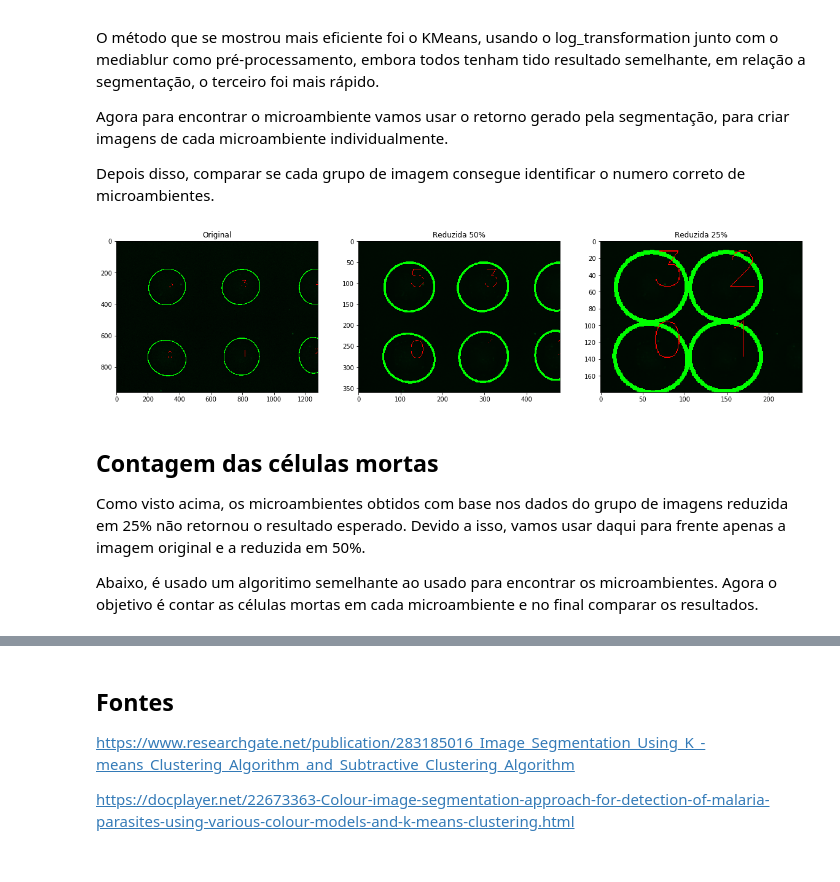
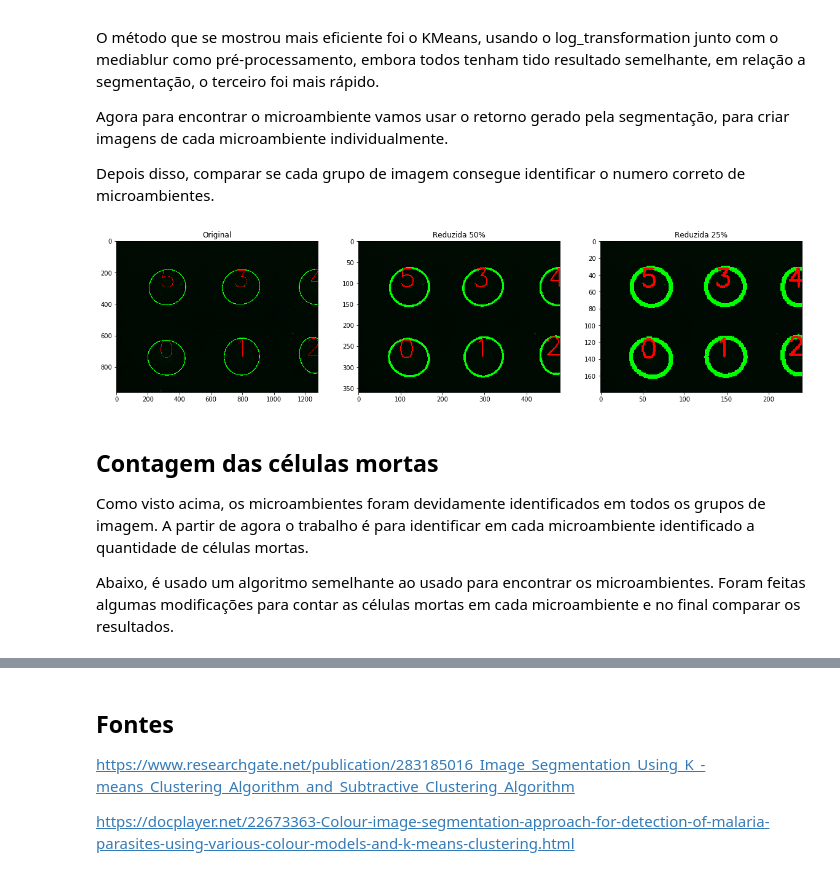
Before and after one commit to vdscruz/img-classifier-viability-cell, a Jupyter notebook: main.ipynb, the cells around one changed output, grey strips where cells are left out. Cells and saved outputs as stored; diff of their text form; code cells hidden in the pictures.

```diff
--- a/main.ipynb
+++ b/main.ipynb
@@ -310,11 +325,32 @@ Agora para encontrar o microambiente vamos usar o retorno gerado pela segmentaç
 
 Depois disso, comparar se cada grupo de imagem consegue identificar o numero correto de microambientes.
 # %%
-def find_microenvironments(img2print, mask, area_min = 3000, count_cnt_min = 100):
+def find_microenvironments(img2print, mask, type_img=1 ):
     mask = mask.copy()
     img2print = img2print.copy()
     _mask = np.zeros_like(img2print)
     microenvironments = []
+
+
+    if type_img == 1:
+        area_min = 3000
+        count_cnt_min = 100
+        plus = 50
+        max_r = 200
+        text_size = 5
+    elif type_img == 2:
+        area_min = 1500
+        count_cnt_min = 50
+        plus = 25
+        max_r = 100
+        text_size = 2
+    elif type_img == 3:
+        area_min = 300
+        count_cnt_min = 10
+        plus = 12
+        max_r = 50
+        text_size = 1
+
 
     _, contours, hierarchy = cv2.findContours(mask, cv2.RETR_EXTERNAL,cv2.CHAIN_APPROX_SIMPLE)
     for cnt in contours:
@@ -334,12 +370,12 @@ def find_microenvironments(img2print, mask, area_min = 3000, count_cnt_min = 100
         _e = list(cv2.fitEllipse(cnt))
 
         #excluindo raios muito grandes
-        if(_e[1][0] > 200 or _e[1][1] > 200):
+        if(_e[1][0] > max_r or _e[1][1] > max_r):
             continue
 
         #aumentando os raios da elipse para exluir algum erro.
         #print(area, len(cnt), _e[1])
-        _e[1] = (_e[1][0] + 50, _e[1][1] + 50)
+        _e[1] = (_e[1][0] + plus, _e[1][1] + plus)
         ellipse = tuple(_e)
 
         mask = np.zeros_like(img2print)
@@ -347,42 +383,48 @@ def find_microenvironments(img2print, mask, area_min = 3000, count_cnt_min = 100
         masked = np.bitwise_and(img2print, mask)
         microenvironments.append(masked)
         cv2.ellipse(img2print, ellipse, (0,255,0), 4)
-        cv2.putText(img2print,str(len(microenvironments) - 1), (int(ellipse[0][0]), int(ellipse[0][1])), cv2.FONT_HERSHEY_SIMPLEX, 2, 255)
+        cv2.putText(img2print,
+                    str(len(microenvironments) - 1),
+                    (int(ellipse[0][0]) - plus, int(ellipse[0][1])),
+                    cv2.FONT_HERSHEY_SIMPLEX,
+                    text_size,
+                    255,
+                    2)
         cv2.ellipse(_mask, ellipse, (255,255,255), -1)
 
 
     return (microenvironments, img2print, _mask)
 
-def compare_find_microenvironments(index_original, index_kmeans, area_min_original, cnt_min_original):
+def compare_find_microenvironments(index_original, index_kmeans):
     fig = plt.figure()
     fig.set_size_inches((20,10))
 
-    me1, img2print, mask = find_microenvironments(originals[index_original], originals_kmeans[index_kmeans], area_min_original, cnt_min_original)
+    me1, img2print, mask = find_microenvironments(originals[index_original], originals_kmeans[index_kmeans], 1)
     plt.subplot(1,3,1)
     plt.title('Original')
     plt.imshow(img2print, 'gray')
 
-    me2, img2print, mask = find_microenvironments(reduced_50[index_original], reduced_50_kmeans[index_kmeans], area_min_original * 0.5, cnt_min_original * 0.5)
+    me2, img2print, mask = find_microenvironments(reduced_50[index_original], reduced_50_kmeans[index_kmeans], 2)
     plt.subplot(1,3,2)
     plt.title('Reduzida 50%')
     plt.imshow(img2print, 'gray')
 
-    me3, img2print, mask = find_microenvironments(reduced_25[index_original], reduced_25_kmeans[index_kmeans], area_min_original * 0.25, cnt_min_original * 0.25)
+    me3, img2print, mask = find_microenvironments(reduced_25[index_original], reduced_25_kmeans[index_kmeans], 3)
     plt.subplot(1,3,3)
     plt.title('Reduzida 25%')
     plt.imshow(img2print, 'gray')
 
     return (me1, me2, me3)
 # %%
-microenvironments = compare_find_microenvironments(1,2,3000,100)
+microenvironments = compare_find_microenvironments(1,2)
 # %% [output]
-[figure, old version]
+[figure, new version]
 # %% [markdown]
 <h2>Contagem das células mortas</h2>
 
-Como visto acima, os microambientes obtidos com base nos dados do grupo de imagens reduzida em 25% não retornou o resultado esperado. Devido a isso, vamos usar daqui para frente apenas a imagem original e a reduzida em 50%.
+Como visto acima, os microambientes foram devidamente identificados em todos os grupos de imagem. A partir de agora o trabalho é para identificar em cada microambiente identificado a quantidade de células mortas.
 
-Abaixo, é usado um algoritimo semelhante ao usado para encontrar os microambientes. Agora o objetivo é contar as células mortas em cada microambiente e no final comparar os resultados.
+Abaixo, é usado um algoritmo semelhante ao usado para encontrar os microambientes. Foram feitas algumas modificações para contar as células mortas em cada microambiente e no final comparar os resultados.
 # %%
 import pandas as pd
 df = pd.DataFrame(columns = ['MICROAMBIENTE', 'me 0', 'me 1', 'me 2','me 3', 'me 4','me 5', 'me 6','me 7', 'me 8','me 9'])
```
Also changed, not shown: parts of 13 cells of this notebook, 3 other files.
